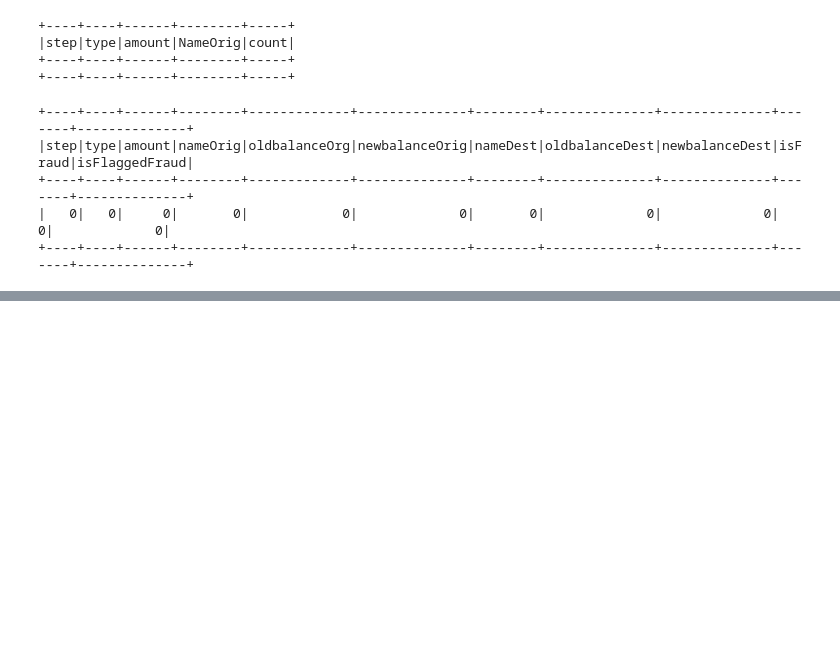
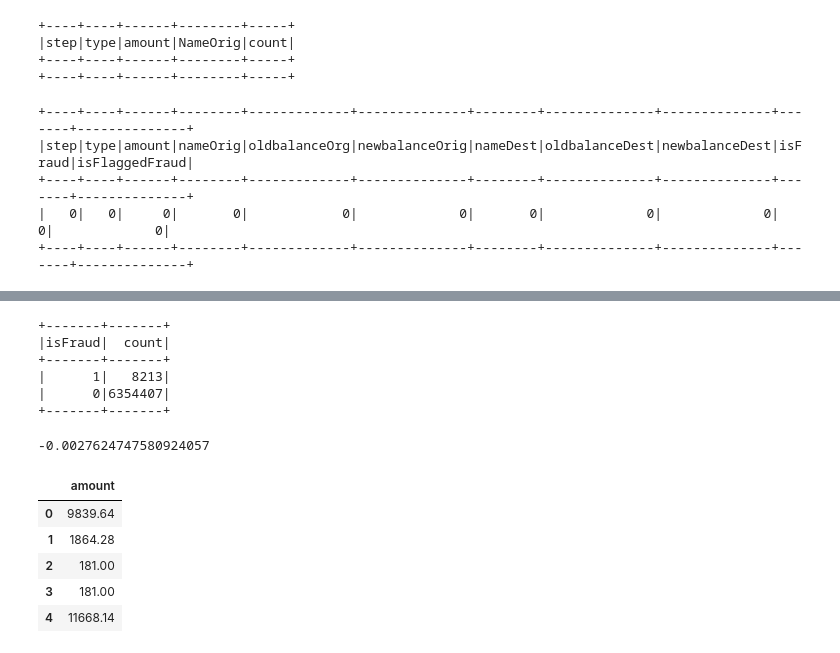
Before and after one commit to Branlut/fraud-detection, a Jupyter notebook: fraud.ipynb, the cells around one changed output, grey strips where cells are left out. Drawn from its saved outputs; the diff is of its cells as text; code cells hidden in the pictures; blank space fills up the shorter version.

```diff
--- a/fraud.ipynb
+++ b/fraud.ipynb
@@ -62,0 +79,24 @@ df.select([sum(col(c).isNull().cast("int")).alias(c) for c in df.columns]).show(
+# %%
+fraud_count = df.groupBy('isFraud').count().show()
+# %% [output]
++-------+-------+
+|isFraud|  count|
++-------+-------+
+|      1|   8213|
+|      0|6354407|
++-------+-------+
+# %%
+corr_df=df.corr('amount','oldbalanceOrg')
+print(corr_df)
+# %% [output]
+-0.0027624747580924057
+# %%
+df_pandas = df.select('amount').toPandas()
+df_pandas.head()
+# %% [output]
+|  | amount |
+| 0 | 9839.64 |
+| 1 | 1864.28 |
+| 2 | 181.00 |
+| 3 | 181.00 |
+| 4 | 11668.14 |
```
Also changed, not shown: parts of 6 cells of this notebook.
